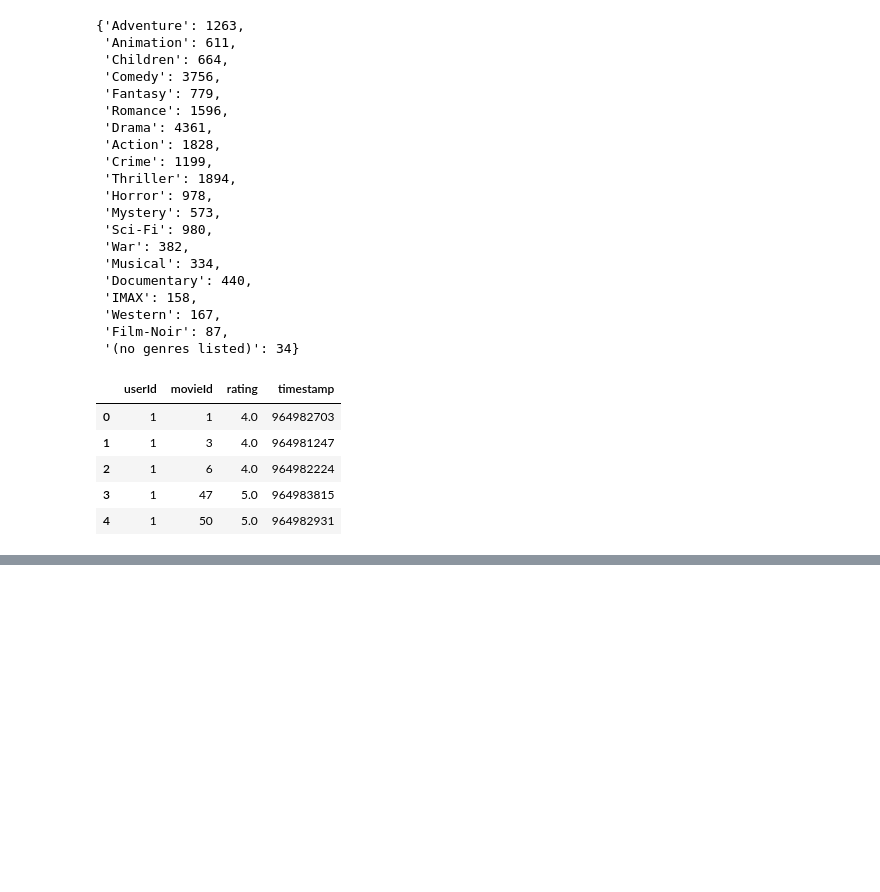
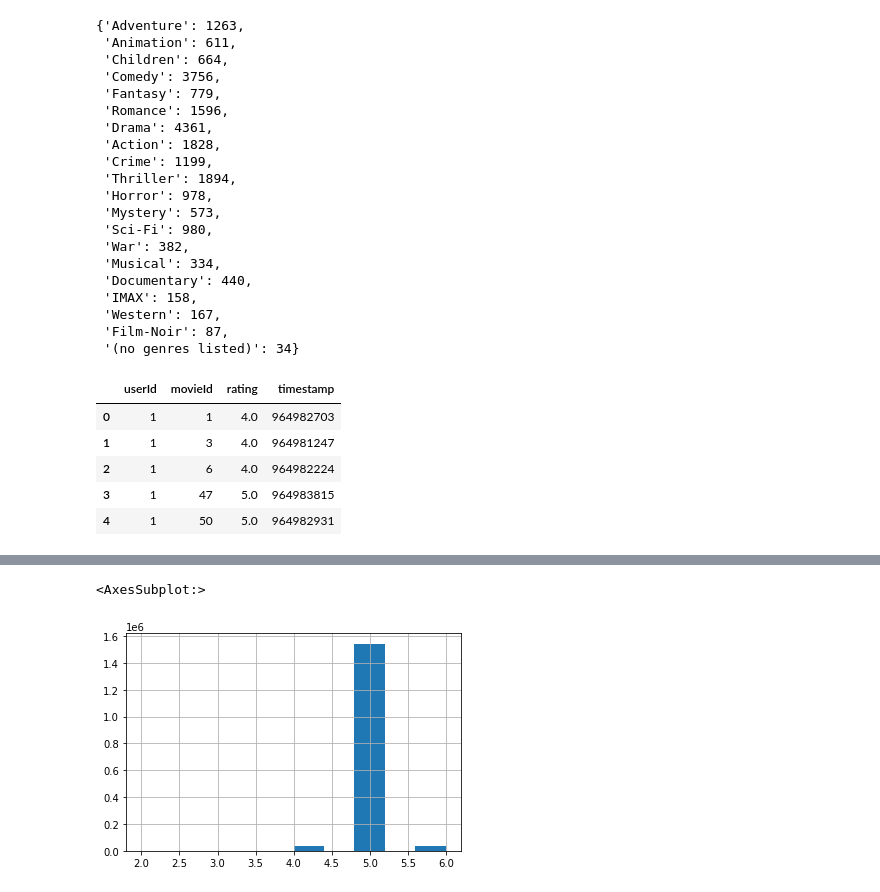
Before and after one commit to jule8198/MABRec, a Jupyter notebook: cleaner.ipynb, the cells around one changed output, grey strips where cells are left out. Cells and saved outputs as stored; diff of their text form; code cells hidden in the pictures; blank space fills up the shorter version.

```diff
--- a/cleaner.ipynb
+++ b/cleaner.ipynb
@@ -93,0 +136,6 @@ NameError: name 'ratings' is not defined
+# %%
+train, test = skl.model_selection.train_test_split(ratings, test_size=0.2)
+train.head()
+train['rating'] = train.groupby('userId')['rating'].transform(lambda x: (x - x.mean()) / x.std())
+train['genrating'] = np.vectorize(fx)(train['rating'], train['movieId'])
+train.head()
@@ -93,0 +160,9 @@ NameError: name 'ratings' is not defined
+# %%
+def gx(genrating):
+    return np.rint((10 / (1 + np.exp(-genrating.astype(float)*0.2)))).astype(object)
+train["sigmoid"] = np.vectorize(gx)(train['genrating'])
+train.head()
+train['sigmoid'].apply(pd.Series).stack().reset_index(drop=True).hist()
+# %% [output]
+<AxesSubplot:>
+[figure, added]
```
Also changed, not shown: parts of 11 cells of this notebook, 4 other files.
